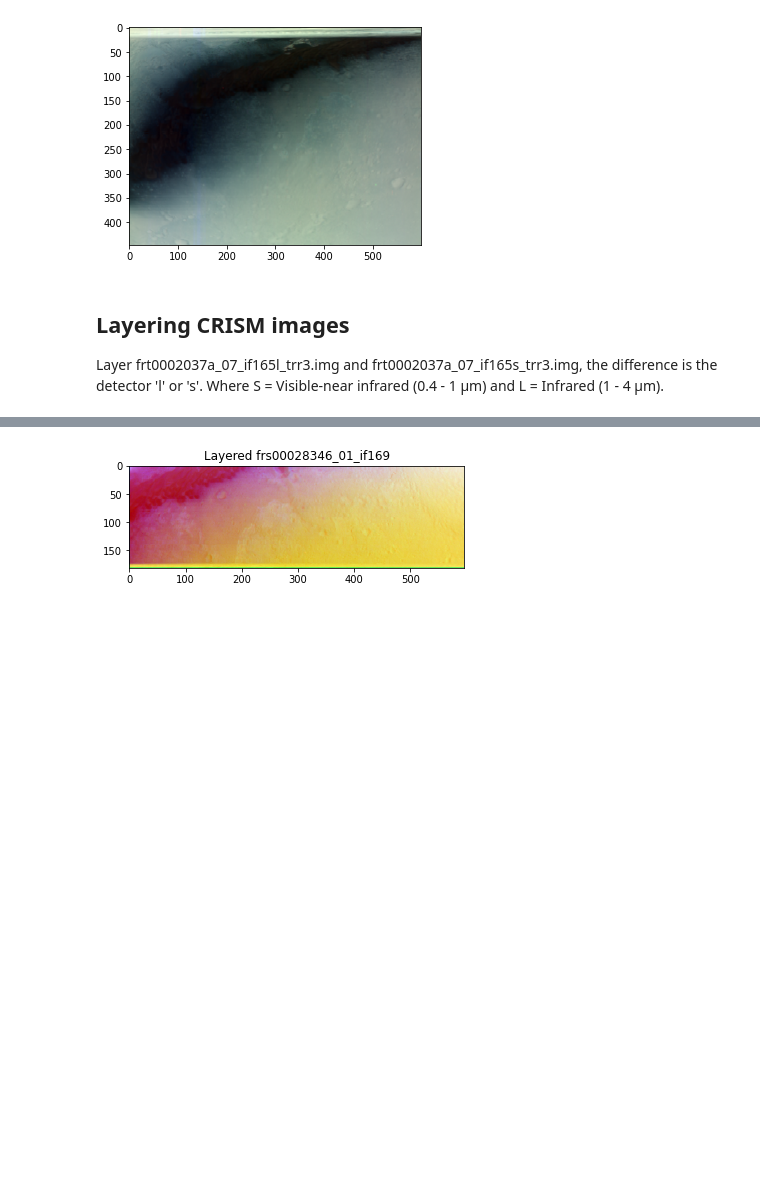
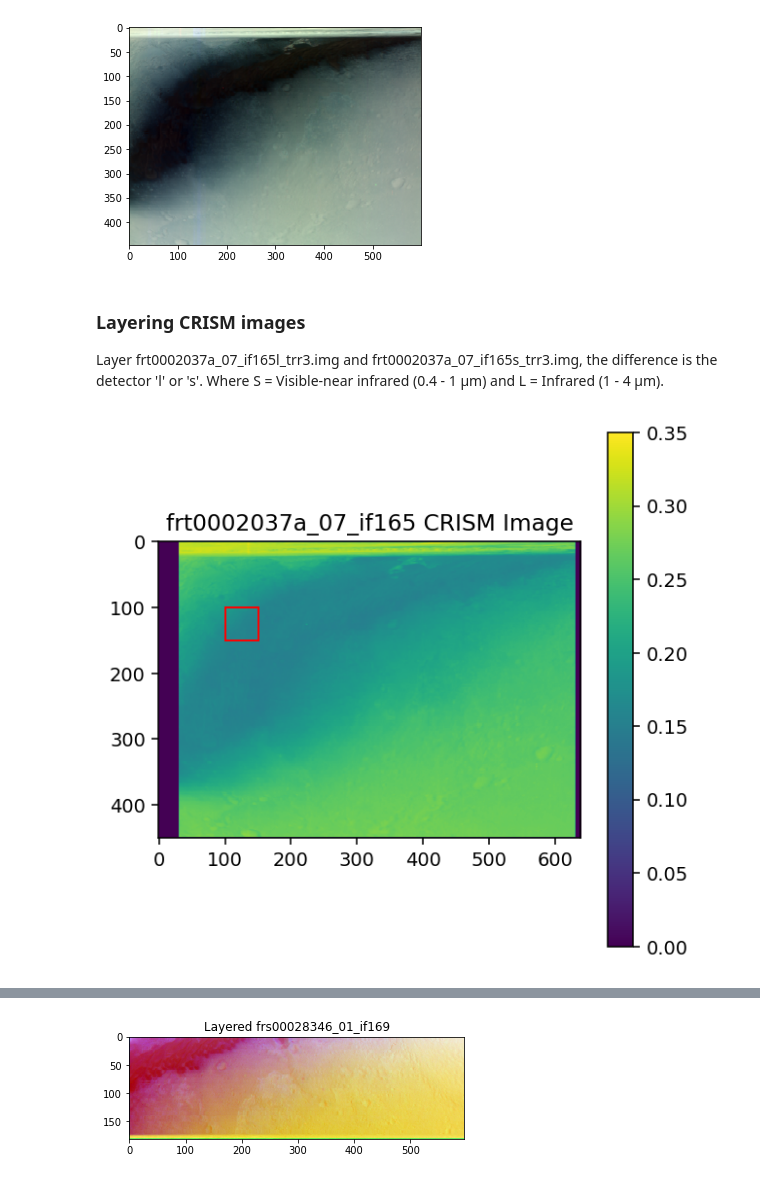
Before and after one commit to marinakiseleva/spectral_analysis, a Jupyter notebook: notebooks/CRISM Data Handling.ipynb, the cells around one changed output, grey strips where cells are left out. Cells and saved outputs as stored; diff of their text form; code cells hidden in the pictures; blank space fills up the shorter version.

```diff
--- a/notebooks/CRISM Testing.ipynb
+++ b/notebooks/CRISM Data Handling.ipynb
@@ -56,3 +52,3 @@ view = imshow(data=d, bands=bands)
 # %% [markdown]
-## Layering CRISM images
+### Layering CRISM images
 Layer frt0002037a_07_if165l_trr3.img and frt0002037a_07_if165s_trr3.img, the difference is the detector 'l' or 's'.  Where S = Visible-near infrared (0.4 - 1 µm) and L = Infrared (1 - 4 µm).
@@ -58,0 +61,11 @@ Layer frt0002037a_07_if165l_trr3.img and frt0002037a_07_if165s_trr3.img, the dif
+# %%
+IMG_DIR = 'cartOrder/cartorder/'
+IMG_NAME = 'frt0002037a_07_if165'
+with open(DATA_DIR + 'GALE_CRATER/' + IMG_DIR  + 'layered_img.pickle', 'rb') as handle:
+    loaded_img = pickle.load(handle)
+
+coords = [100, 150, 100, 150]
+from utils.plotting import *
+plot_zoomed_sectioned_CRISM(loaded_img, coords)
+# %% [output]
+[figure, added]
```
Also changed, not shown: parts of 5 cells of this notebook, 3 other files.
